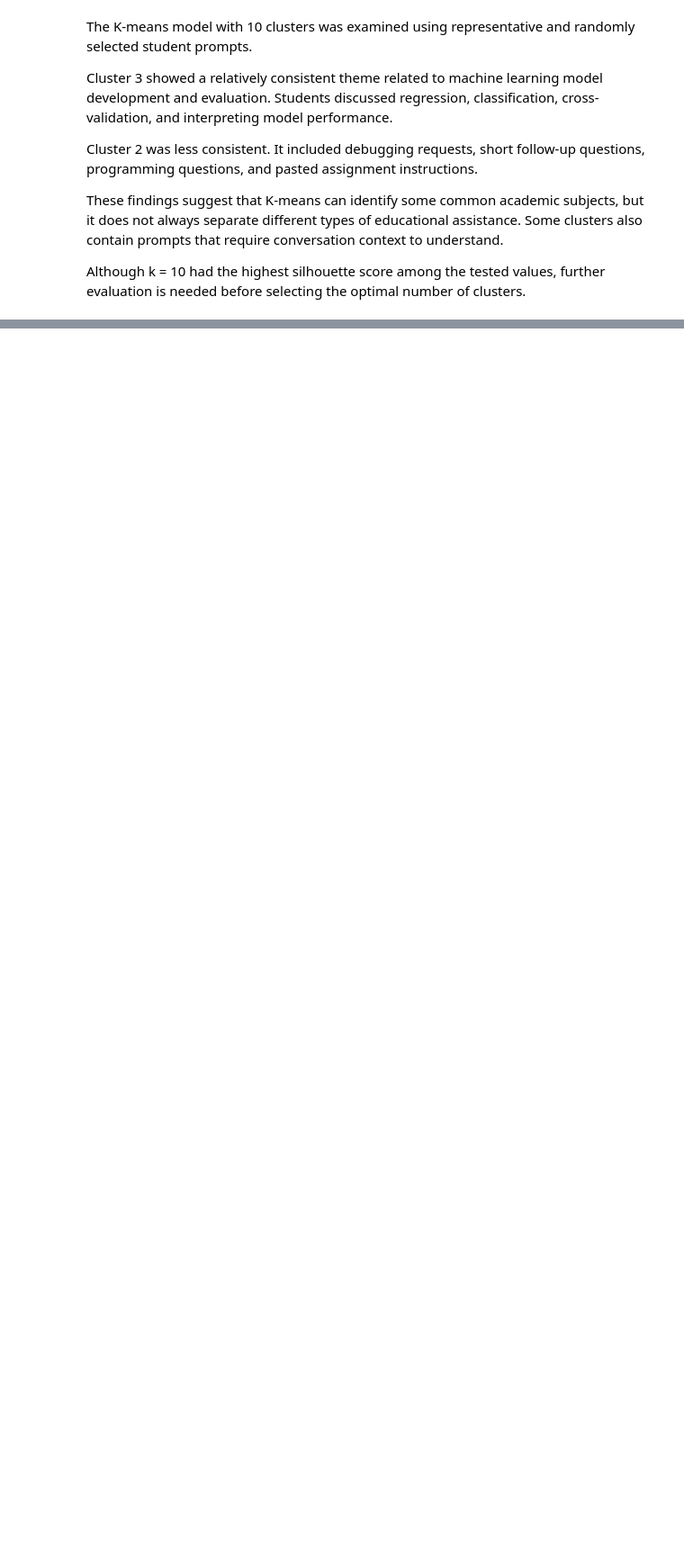
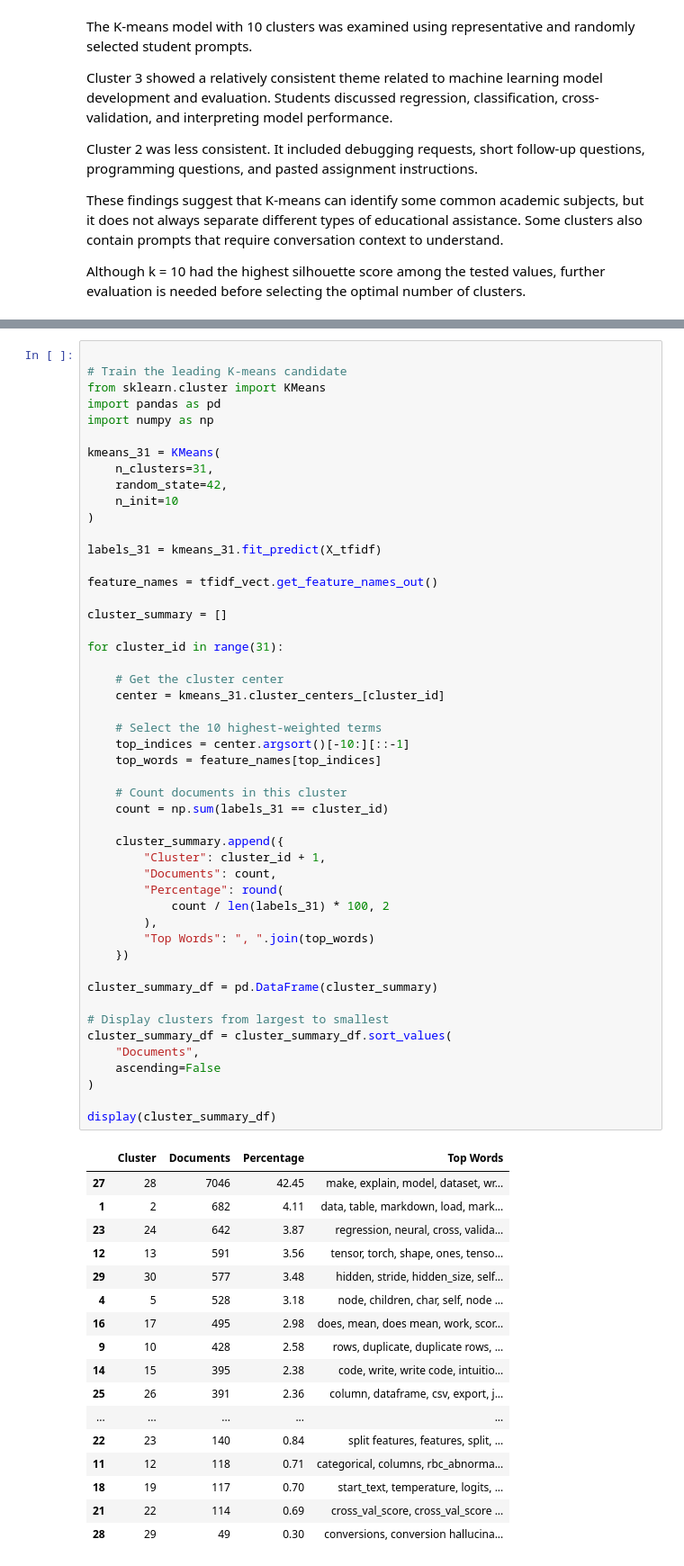
Before and after one commit to papoochu/student-ai-learning-analysis, a Jupyter notebook: notebooks/dataset_exploration.ipynb, the cells around one changed output, grey strips where cells are left out. Shown at 90% size. Saved outputs shown, nothing was run; the diff lists cells and outputs as text; blank space fills up the shorter version.

```diff
--- a/notebooks/dataset_exploration.ipynb
+++ b/notebooks/dataset_exploration.ipynb
@@ -1217,0 +1686,67 @@ Although k = 10 had the highest silhouette score among the tested values, furthe
+# %%
+
+# Train the leading K-means candidate
+from sklearn.cluster import KMeans
+import pandas as pd
+import numpy as np
+
+kmeans_31 = KMeans(
+    n_clusters=31,
+    random_state=42,
+    n_init=10
+)
+
+labels_31 = kmeans_31.fit_predict(X_tfidf)
+
+feature_names = tfidf_vect.get_feature_names_out()
+
+cluster_summary = []
+
+for cluster_id in range(31):
+
+    # Get the cluster center
+    center = kmeans_31.cluster_centers_[cluster_id]
+
+    # Select the 10 highest-weighted terms
+    top_indices = center.argsort()[-10:][::-1]
+    top_words = feature_names[top_indices]
+
+    # Count documents in this cluster
+    count = np.sum(labels_31 == cluster_id)
+
+    cluster_summary.append({
+        "Cluster": cluster_id + 1,
+        "Documents": count,
+        "Percentage": round(
+            count / len(labels_31) * 100, 2
+        ),
+        "Top Words": ", ".join(top_words)
+    })
+
+cluster_summary_df = pd.DataFrame(cluster_summary)
+
+# Display clusters from largest to smallest
+cluster_summary_df = cluster_summary_df.sort_values(
+    "Documents",
+    ascending=False
+)
+
+display(cluster_summary_df)
+# %% [output]
+|  | Cluster | Documents | Percentage | Top Words |
+| 27 | 28 | 7046 | 42.45 | make, explain, model, dataset, wr... |
+| 1 | 2 | 682 | 4.11 | data, table, markdown, load, mark... |
+| 23 | 24 | 642 | 3.87 | regression, neural, cross, valida... |
+| 12 | 13 | 591 | 3.56 | tensor, torch, shape, ones, tenso... |
+| 29 | 30 | 577 | 3.48 | hidden, stride, hidden_size, self... |
+| 4 | 5 | 528 | 3.18 | node, children, char, self, node ... |
+| 16 | 17 | 495 | 2.98 | does, mean, does mean, work, scor... |
+| 9 | 10 | 428 | 2.58 | rows, duplicate, duplicate rows, ... |
+| 14 | 15 | 395 | 2.38 | code, write, write code, intuitio... |
+| 25 | 26 | 391 | 2.36 | column, dataframe, csv, export, j... |
+| ... | ... | ... | ... | ... |
+| 22 | 23 | 140 | 0.84 | split features, features, split, ... |
+| 11 | 12 | 118 | 0.71 | categorical, columns, rbc_abnorma... |
+| 18 | 19 | 117 | 0.70 | start_text, temperature, logits, ... |
+| 21 | 22 | 114 | 0.69 | cross_val_score, cross_val_score ... |
+| 28 | 29 | 49 | 0.30 | conversions, conversion hallucina... |
```
Also changed, not shown: parts of 19 cells of this notebook.
